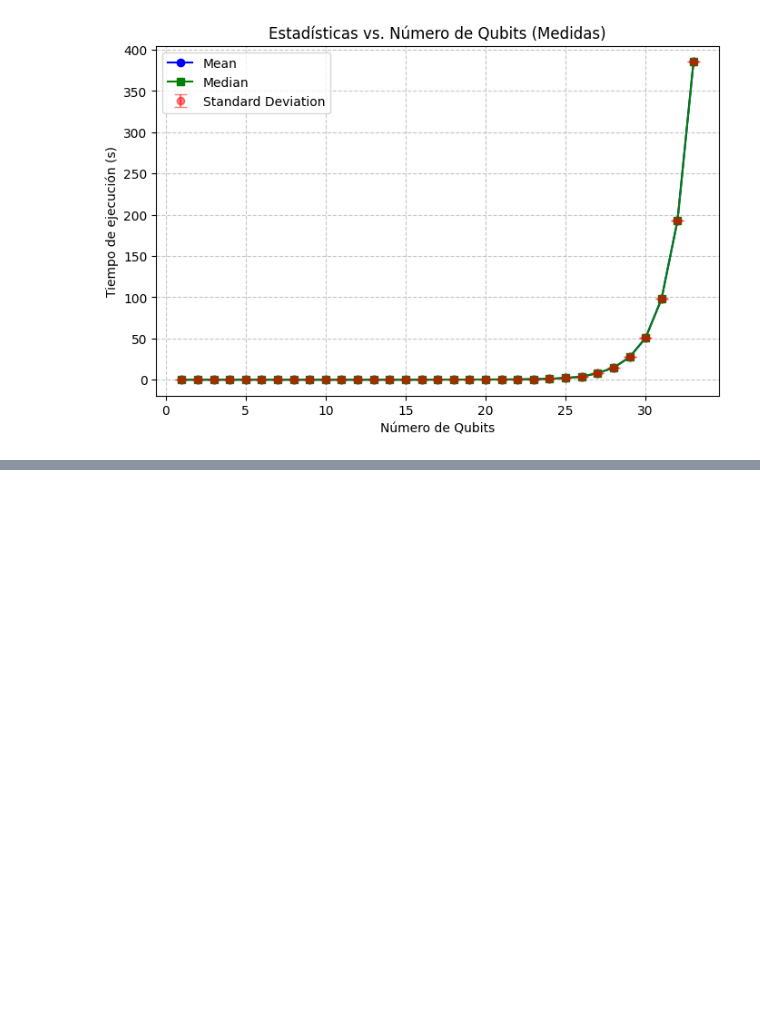
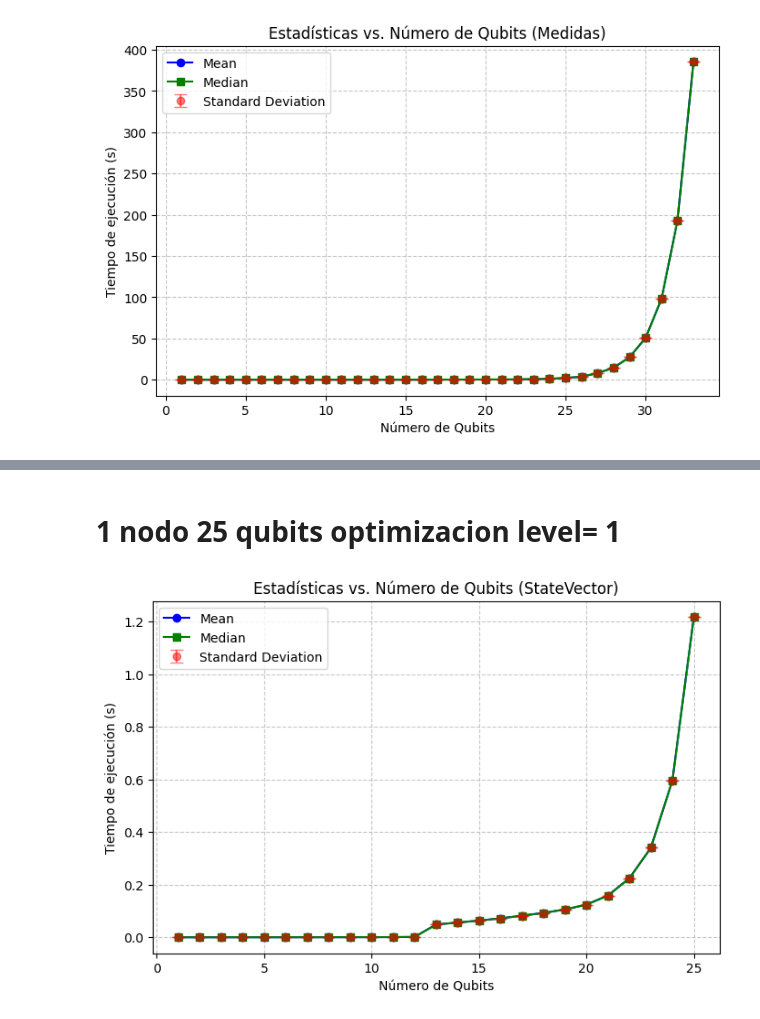
Before and after one commit to RaquelAlfonso/Practica-1-HPC, a Jupyter notebook: hpc_qlacs.ipynb, the cells around one changed output, grey strips where cells are left out. Drawn from its saved outputs; the diff is of its cells as text; code cells hidden in the pictures; blank space fills up the shorter version.

```diff
--- a/hpc_qlacs.ipynb
+++ b/hpc_qlacs.ipynb
@@ -1067,0 +1112,22 @@ plt.show()
+# %% [markdown]
+# 1 nodo 25 qubits optimizacion level= 1
+# %%
+time_statevector_mean = [1.3148784637451172e-05, 5.273818969726562e-05, 4.965066909790039e-05, 8.014440536499023e-05, 0.00011737346649169922, 0.00015805959701538087, 0.00020966529846191406, 0.00027059316635131837, 0.0003547072410583496, 0.000494384765625, 0.0007307410240173339, 0.0012529373168945312, 0.04844363927841187, 0.05601760149002075, 0.06345539093017578, 0.0719796061515808, 0.08199158906936646, 0.0926123857498169, 0.10566707849502563, 0.12408955097198486, 0.15854986906051635, 0.22416661977767943, 0.3400114059448242, 0.5945086479187012, 1.216693651676178]
+time_statevector_median = [1.3148784637451172e-05, 5.273818969726562e-05, 4.965066909790039e-05, 8.014440536499023e-05, 0.00011737346649169922, 0.00015805959701538087, 0.00020966529846191406, 0.00027059316635131837, 0.0003547072410583496, 0.000494384765625, 0.0007307410240173339, 0.0012529373168945312, 0.04844363927841187, 0.05601760149002075, 0.06345539093017578, 0.0719796061515808, 0.08199158906936646, 0.0926123857498169, 0.10566707849502563, 0.12408955097198486, 0.15854986906051635, 0.22416661977767943, 0.3400114059448242, 0.5945086479187012, 1.216693651676178]
+time_statevector_std = [0.0, 0.0, 0.0, 0.0, 0.0, 0.0, 0.0, 0.0, 0.0, 0.0, 0.0, 0.0, 0.0, 0.0, 0.0, 0.0, 0.0, 0.0, 0.0, 0.0, 0.0, 0.0, 0.0, 0.0, 0.0]
+
+plt.figure(figsize=(8, 5))
+plt.plot(qubits_list, time_statevector_mean, 'o-', label='Mean', color='blue')
+plt.plot(qubits_list, time_statevector_median, 's-', label='Median', color='green')
+plt.errorbar(qubits_list, time_statevector_mean, yerr=time_statevector_std,
+           fmt='o', capsize=5, label='Standard Deviation', color='red', alpha=0.5)
+
+plt.xlabel('Número de Qubits')
+plt.ylabel('Tiempo de ejecución (s)')
+plt.title('Estadísticas vs. Número de Qubits (StateVector)')
+plt.legend()
+plt.grid(True, linestyle='--', alpha=0.7)
+plt.savefig('PRUEBA4_MEASUREMENTS_1N25Q_optim_1.png')
+plt.show()
+# %% [output]
+[figure, added]
```
Also changed, not shown: parts of 7 cells of this notebook.
